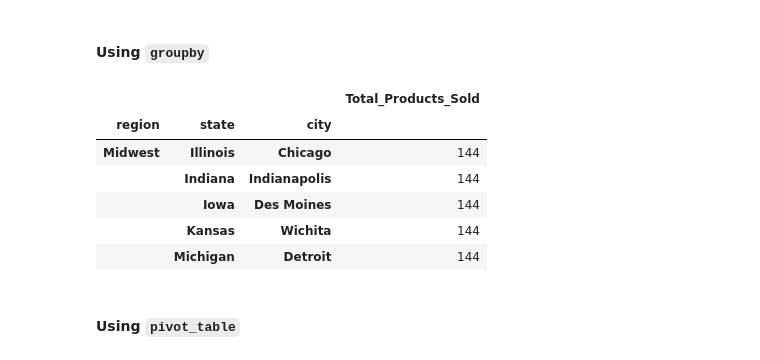
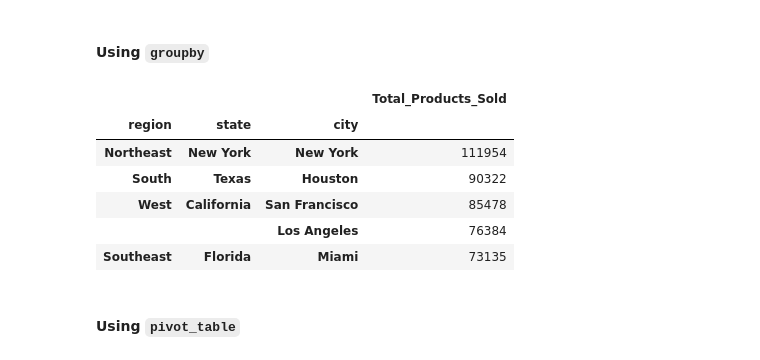
Before and after one commit to Buford4/athletic_sales_analysis, a Jupyter notebook: M5_Starter_Code/athletic_sales_analysis_starter_code.ipynb, the cells around one changed output. Cells and saved outputs as stored; diff of their text form; code cells hidden in the pictures.

```diff
--- a/M5_Starter_Code/athletic_sales_analysis_starter_code.ipynb
+++ b/M5_Starter_Code/athletic_sales_analysis_starter_code.ipynb
@@ -6,8 +6,11 @@ import pandas as pd
 #### Import CSVs
 # %%
 # Read the CSV files into DataFrames.
-df1 = pd.read_csv('/Users/beau/Desktop/Student_AI_Repo/athletic_sales_analysis/M5_Starter_Code/Resources/athletic_sales_2020.csv')
-df2 = pd.read_csv('/Users/beau/Desktop/Student_AI_Repo/athletic_sales_analysis/M5_Starter_Code/Resources/athletic_sales_2021.csv')
+df1 = pd.read_csv('Resources/athletic_sales_2020.csv')
+df2 = pd.read_csv('Resources/athletic_sales_2021.csv')
+
+#df1 = athletic_sales_2020
+#df2 = athletic_sales_2021
 # %%
 # Display the 2020 sales DataFrame
 display(df1)
@@ -144,21 +147,21 @@ dtype: object
 # %%
 # Show the number products sold for region, state, and city.
 # Rename the sum to "Total_Products_Sold".
-products_sold = combined_df.groupby(['region', 'state', 'city']).agg({'product': 'count'}).rename(columns={'product': 'Total_Products_Sold'})
+products_sold = combined_df.groupby(['region', 'state', 'city']).agg({'units_sold': 'sum'}).rename(columns={'units_sold': 'Total_Products_Sold'})
 
 
 
 
 # Show the top 5 results.
-display(products_sold.head())
+display(products_sold.sort_values('Total_Products_Sold', ascending = False).head())
 # %% [output]
 |  |  |  | Total_Products_Sold |
 | region | state | city |  |
-| Midwest | Illinois | Chicago | 144 |
-|  | Indiana | Indianapolis | 144 |
-|  | Iowa | Des Moines | 144 |
-|  | Kansas | Wichita | 144 |
-|  | Michigan | Detroit | 144 |
+| Northeast | New York | New York | 111954 |
+| South | Texas | Houston | 90322 |
+| West | California | San Francisco | 85478 |
+|  |  | Los Angeles | 76384 |
+| Southeast | Florida | Miami | 73135 |
 # %% [markdown]
 #### Using `pivot_table`
 # %%
```
Also changed, not shown: parts of 11 cells of this notebook.
